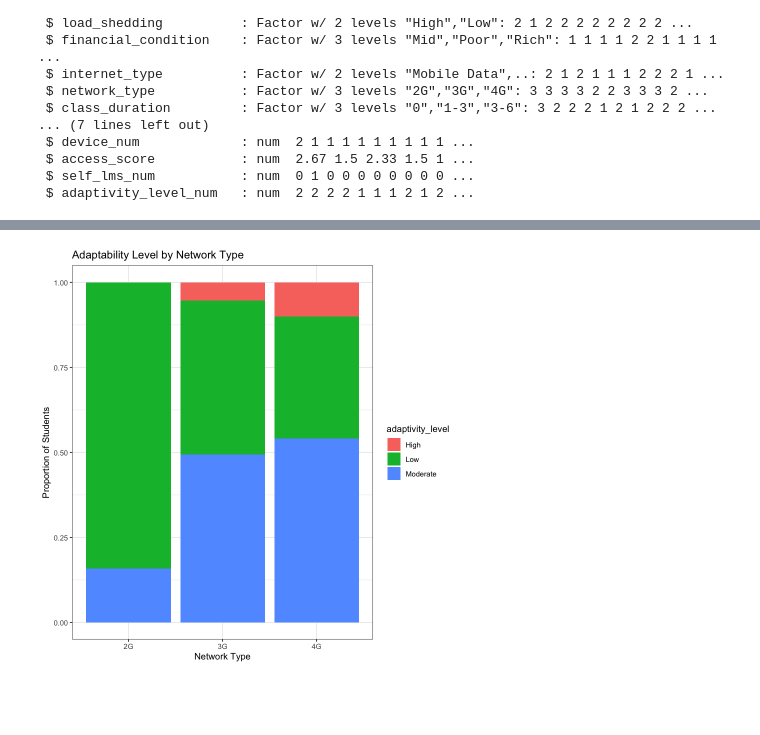
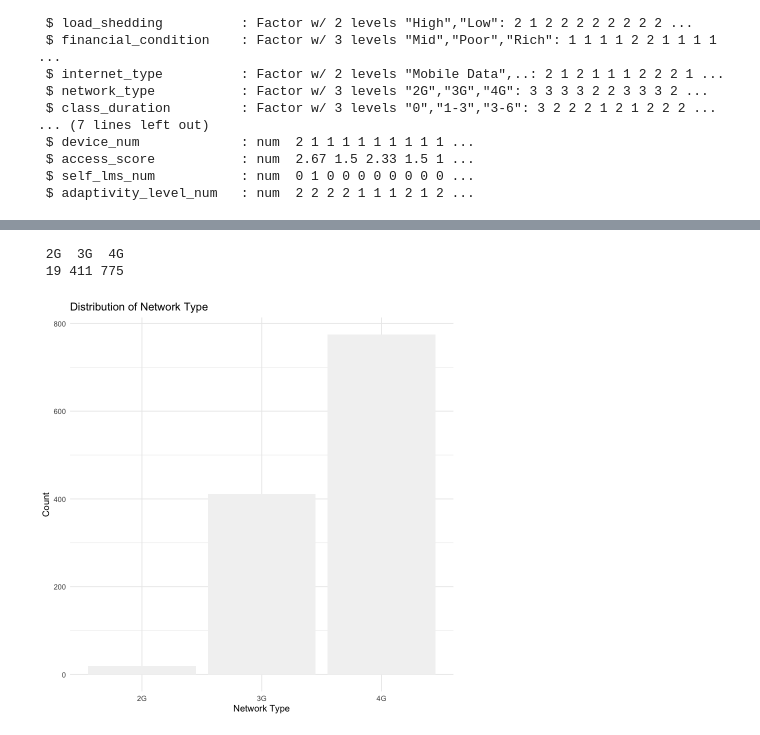
Before and after one commit to imperionite/insighted, a Jupyter notebook: EDA.ipynb, the cells around one changed output, grey strips where cells are left out. Cells and saved outputs as stored; diff of their text form; code cells hidden in the pictures; blank space fills up the shorter version.

```diff
--- a/EDA.ipynb
+++ b/EDA.ipynb
@@ -29,13 +29,6 @@ str(data)
  $ device             : Factor w/ 3 levels "Computer","Mobile",..: 3 2 2 2 2 2 2 2 2 2 ...
  $ adaptivity_level   : Factor w/ 3 levels "High","Low","Moderate": 3 3 3 3 2 2 2 3 2 3 ...
  $ age_numeric        : int  23 23 18 13 18 13 13 13 18 13 ...
-# %%
-# Convert relevant columns to factors (categorical variables)
-categorical_cols <- c("gender", "education_level", "institution_type", "it_student", "location",
-                      "load_shedding", "financial_condition", "internet_type", "network_type",
-                      "class_duration", "self_lms", "device", "adaptivity_level")
-
-data[categorical_cols] <- lapply(data[categorical_cols], factor)
 # %%
 head(data)
 # %% [output]
@@ -193,11 +193,16 @@ data %>%
 # %%
-# C. Network Type vs. Adaptability
-data %>%
-  ggplot(aes(x = network_type, fill = adaptivity_level)) +
-  geom_bar(position = "fill") +
-  labs(title = "Adaptability Level by Network Type",
-       x = "Network Type",
-       y = "Proportion of Students") +
-  theme_bw()
+# Univariate Analysis of Original Variables: Network Type
+
+# Frequency table
+network_table <- table(data$network_type)
+print(network_table)
+
+# Bar plot
+ggplot(data, aes(x = network_type)) +
+  geom_bar(fill = "#f2f2f2") +
+  labs(title = "Distribution of Network Type", x = "Network Type", y = "Count") +
+  theme_minimal()
 # %% [output]
+ 2G  3G  4G
+ 19 411 775
-[figure, old version]
+[figure, new version]
```
Also changed, not shown: parts of 19 cells of this notebook, 2 other files.
